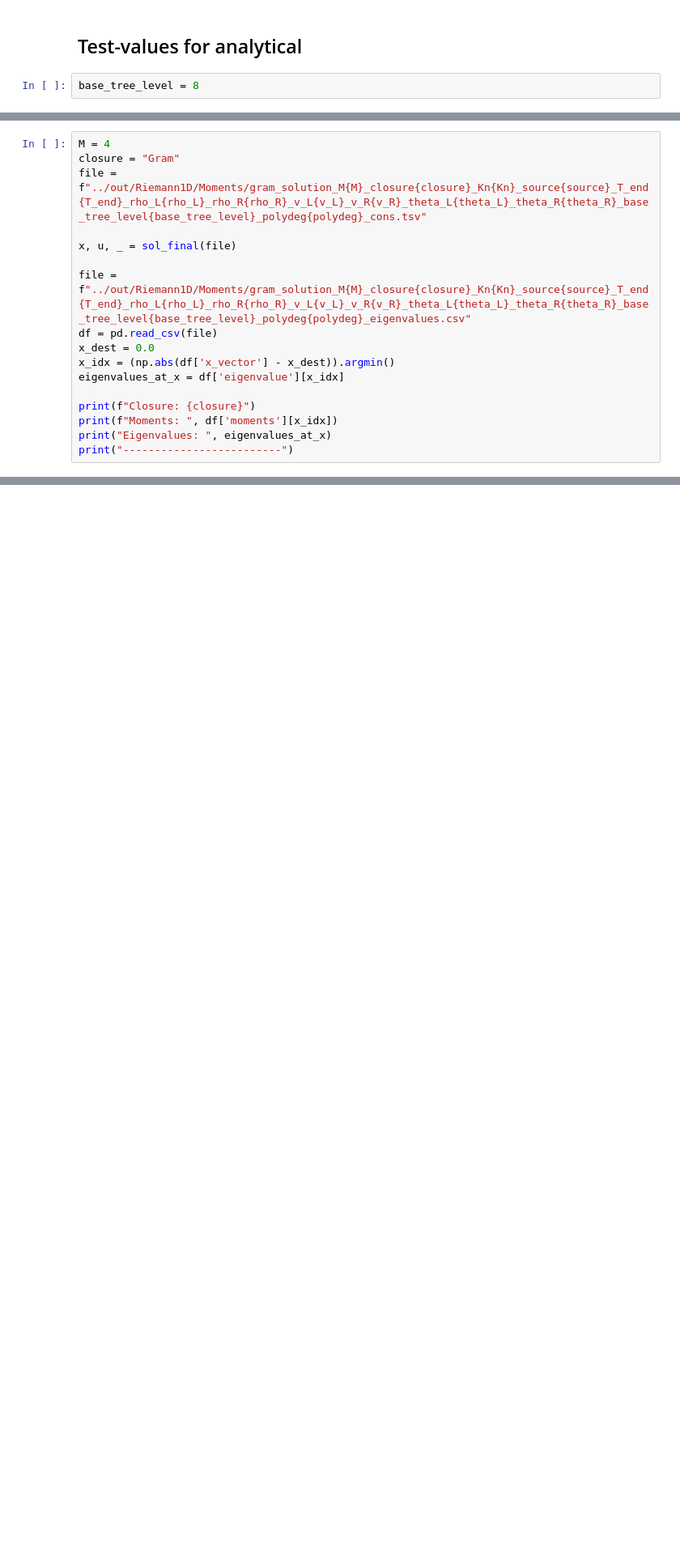
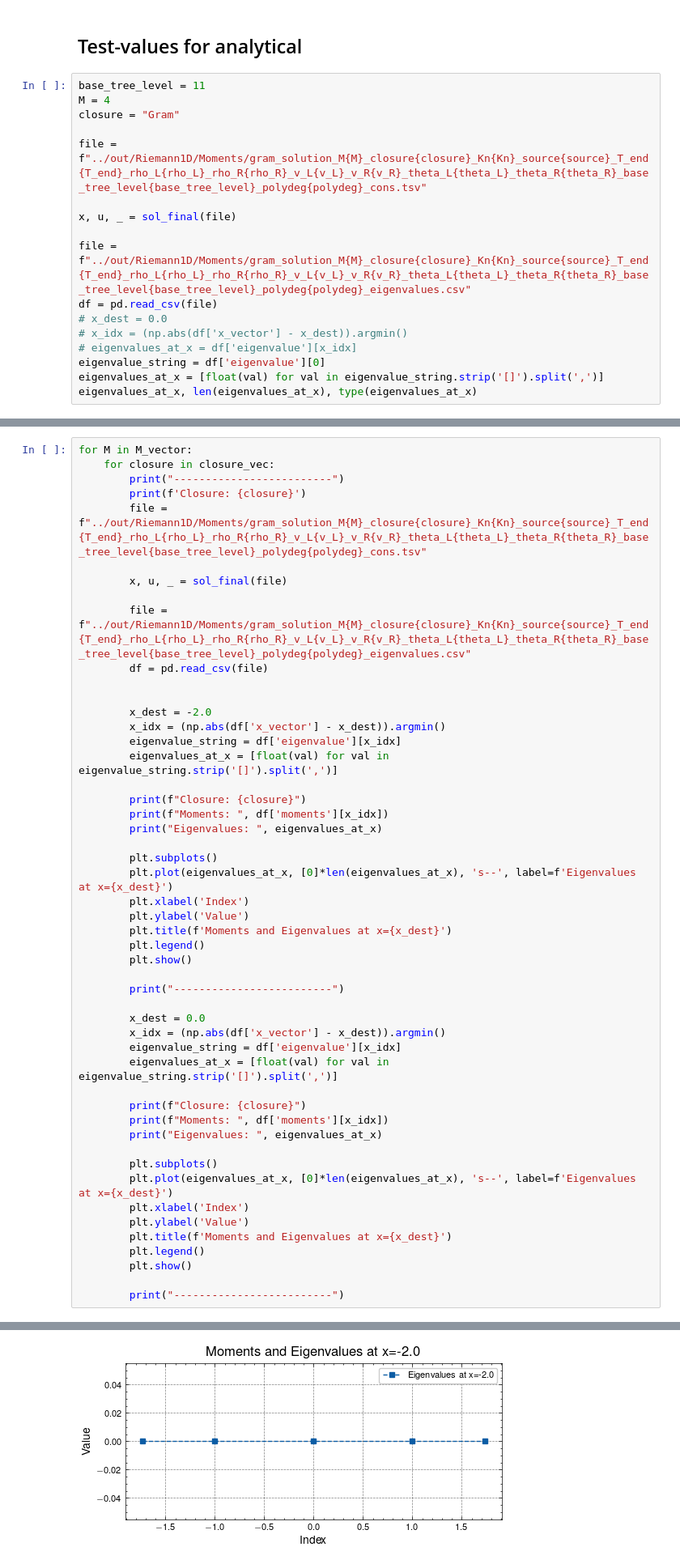
Before and after one commit to JanHab/ExtGram.jl, a Jupyter notebook: notebooks/AnalyzeEigenvalues.ipynb, the cells around one changed output, grey strips where cells are left out. Shown at 81% size. Drawn from its saved outputs; the diff is of its cells as text; blank space fills up the shorter version.

```diff
--- a/notebooks/AnalyzeEigenvalues.ipynb
+++ b/notebooks/AnalyzeEigenvalues.ipynb
@@ -442,4 +334,19 @@ Error:
 # %% [markdown]
 ## Test-values for analytical
 # %%
-base_tree_level = 8
+base_tree_level = 11
+M = 4
+closure = "Gram"
+
+file = f"../out/Riemann1D/Moments/gram_solution_M{M}_closure{closure}_Kn{Kn}_source{source}_T_end{T_end}_rho_L{rho_L}_rho_R{rho_R}_v_L{v_L}_v_R{v_R}_theta_L{theta_L}_theta_R{theta_R}_base_tree_level{base_tree_level}_polydeg{polydeg}_cons.tsv"
+
+x, u, _ = sol_final(file)
+
+file = f"../out/Riemann1D/Moments/gram_solution_M{M}_closure{closure}_Kn{Kn}_source{source}_T_end{T_end}_rho_L{rho_L}_rho_R{rho_R}_v_L{v_L}_v_R{v_R}_theta_L{theta_L}_theta_R{theta_R}_base_tree_level{base_tree_level}_polydeg{polydeg}_eigenvalues.csv"
+df = pd.read_csv(file)
+# x_dest = 0.0
+# x_idx = (np.abs(df['x_vector'] - x_dest)).argmin()
+# eigenvalues_at_x = df['eigenvalue'][x_idx]
+eigenvalue_string = df['eigenvalue'][0]
+eigenvalues_at_x = [float(val) for val in eigenvalue_string.strip('[]').split(',')]
+eigenvalues_at_x, len(eigenvalues_at_x), type(eigenvalues_at_x)
@@ -446,18 +361,51 @@ base_tree_level = 8
 # %%
-M = 4
-closure = "Gram"
-file = f"../out/Riemann1D/Moments/gram_solution_M{M}_closure{closure}_Kn{Kn}_source{source}_T_end{T_end}_rho_L{rho_L}_rho_R{rho_R}_v_L{v_L}_v_R{v_R}_theta_L{theta_L}_theta_R{theta_R}_base_tree_level{base_tree_level}_polydeg{polydeg}_cons.tsv"
+for M in M_vector:
+    for closure in closure_vec:
+        print("-------------------------")
+        print(f'Closure: {closure}')
+        file = f"../out/Riemann1D/Moments/gram_solution_M{M}_closure{closure}_Kn{Kn}_source{source}_T_end{T_end}_rho_L{rho_L}_rho_R{rho_R}_v_L{v_L}_v_R{v_R}_theta_L{theta_L}_theta_R{theta_R}_base_tree_level{base_tree_level}_polydeg{polydeg}_cons.tsv"
 
-x, u, _ = sol_final(file)
+        x, u, _ = sol_final(file)
 
-file = f"../out/Riemann1D/Moments/gram_solution_M{M}_closure{closure}_Kn{Kn}_source{source}_T_end{T_end}_rho_L{rho_L}_rho_R{rho_R}_v_L{v_L}_v_R{v_R}_theta_L{theta_L}_theta_R{theta_R}_base_tree_level{base_tree_level}_polydeg{polydeg}_eigenvalues.csv"
-df = pd.read_csv(file)
-x_dest = 0.0
-x_idx = (np.abs(df['x_vector'] - x_dest)).argmin()
-eigenvalues_at_x = df['eigenvalue'][x_idx]
+        file = f"../out/Riemann1D/Moments/gram_solution_M{M}_closure{closure}_Kn{Kn}_source{source}_T_end{T_end}_rho_L{rho_L}_rho_R{rho_R}_v_L{v_L}_v_R{v_R}_theta_L{theta_L}_theta_R{theta_R}_base_tree_level{base_tree_level}_polydeg{polydeg}_eigenvalues.csv"
+        df = pd.read_csv(file)
 
-print(f"Closure: {closure}")
-print(f"Moments: ", df['moments'][x_idx])
-print("Eigenvalues: ", eigenvalues_at_x)
-print("-------------------------")
+
+        x_dest = -2.0
+        x_idx = (np.abs(df['x_vector'] - x_dest)).argmin()
+        eigenvalue_string = df['eigenvalue'][x_idx]
+        eigenvalues_at_x = [float(val) for val in eigenvalue_string.strip('[]').split(',')]
+
+        print(f"Closure: {closure}")
+        print(f"Moments: ", df['moments'][x_idx])
+        print("Eigenvalues: ", eigenvalues_at_x)
+
+        plt.subplots()
+        plt.plot(eigenvalues_at_x, [0]*len(eigenvalues_at_x), 's--', label=f'Eigenvalues at x={x_dest}')
+        plt.xlabel('Index')
+        plt.ylabel('Value')
+        plt.title(f'Moments and Eigenvalues at x={x_dest}')
+        plt.legend()
+        plt.show()
+
+        print("-------------------------")
+
+        x_dest = 0.0
+        x_idx = (np.abs(df['x_vector'] - x_dest)).argmin()
+        eigenvalue_string = df['eigenvalue'][x_idx]
+        eigenvalues_at_x = [float(val) for val in eigenvalue_string.strip('[]').split(',')]
+
+        print(f"Closure: {closure}")
+        print(f"Moments: ", df['moments'][x_idx])
+        print("Eigenvalues: ", eigenvalues_at_x)
+
+        plt.subplots()
+        plt.plot(eigenvalues_at_x, [0]*len(eigenvalues_at_x), 's--', label=f'Eigenvalues at x={x_dest}')
+        plt.xlabel('Index')
+        plt.ylabel('Value')
+        plt.title(f'Moments and Eigenvalues at x={x_dest}')
+        plt.legend()
+        plt.show()
+
+        print("-------------------------")
 # %% [output]
@@ -467,0 +417 @@ Eigenvalues:  [-1.7816237246040247, -0.3598384814602215, 0.0774094809604606, 1.3
+[figure, added]
```
Also changed, not shown: parts of 28 cells of this notebook.
